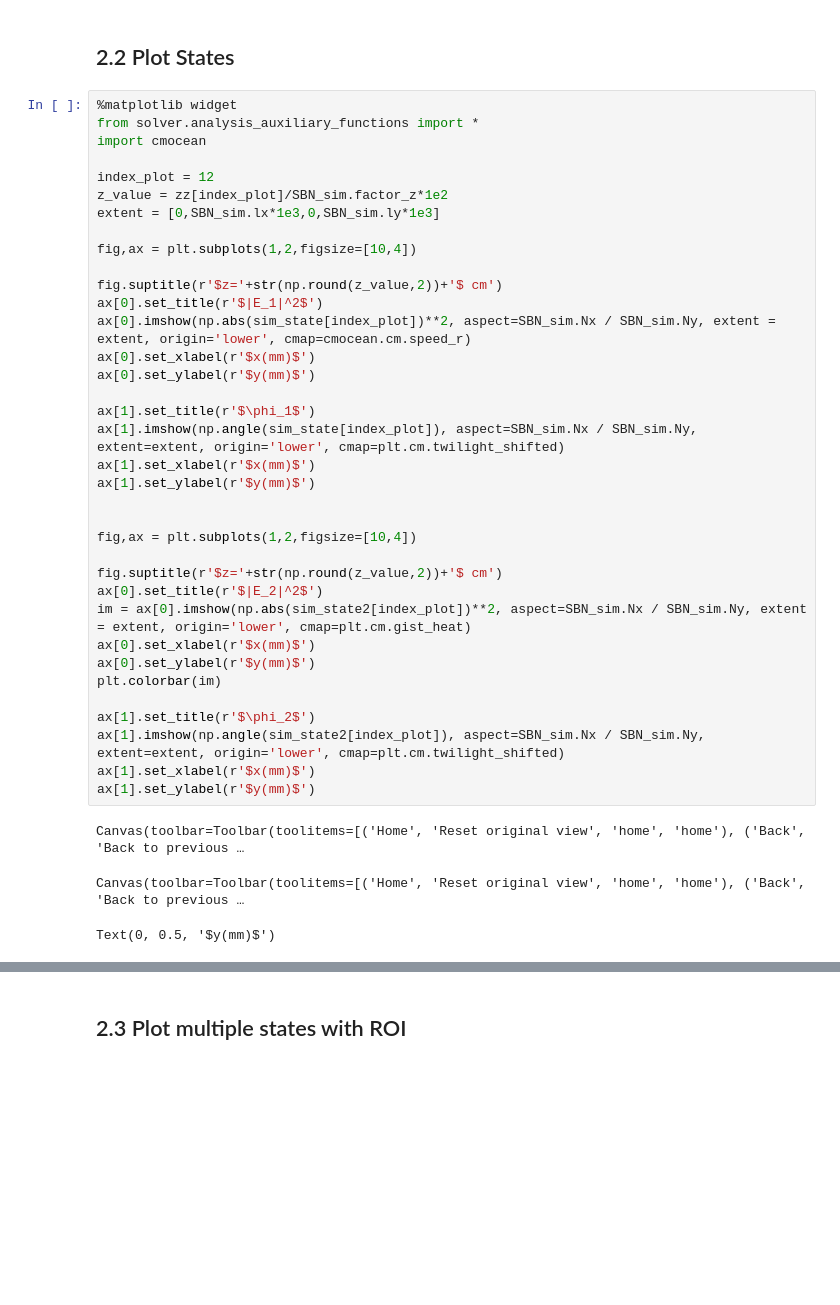
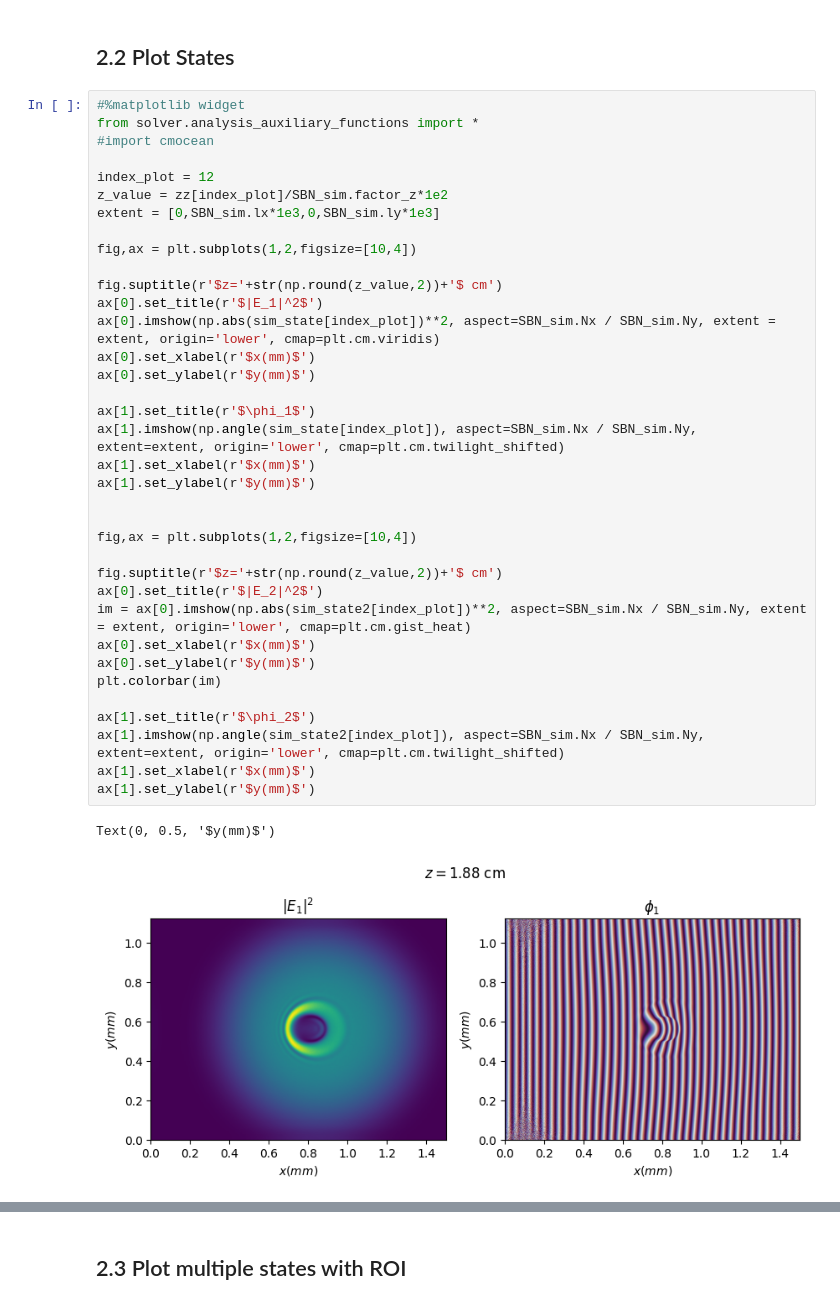
Before and after one commit to nunoazevedosilva/Quarmen2025, a Jupyter notebook: SimulationToolbox/Simulation_example.ipynb, the cells around one changed output, grey strips where cells are left out. Cells and saved outputs as stored; diff of their text form; blank space fills up the shorter version.

```diff
--- a/SimulationToolbox/Simulation_example.ipynb
+++ b/SimulationToolbox/Simulation_example.ipynb
@@ -509,42 +513,41 @@ E:\Quarmen2d_4\
 # %% [markdown]
 ## 2.2 Plot States
 # %%
-%matplotlib widget
+#%matplotlib widget
 from solver.analysis_auxiliary_functions import *
-import cmocean
+#import cmocean
 
 index_plot = 12
 z_value = zz[index_plot]/SBN_sim.factor_z*1e2
 extent = [0,SBN_sim.lx*1e3,0,SBN_sim.ly*1e3]
 
 fig,ax = plt.subplots(1,2,figsize=[10,4])
 
 fig.suptitle(r'$z='+str(np.round(z_value,2))+'$ cm')
 ax[0].set_title(r'$|E_1|^2$')
-ax[0].imshow(np.abs(sim_state[index_plot])**2, aspect=SBN_sim.Nx / SBN_sim.Ny, extent = extent, origin='lower', cmap=cmocean.cm.speed_r)
+ax[0].imshow(np.abs(sim_state[index_plot])**2, aspect=SBN_sim.Nx / SBN_sim.Ny, extent = extent, origin='lower', cmap=plt.cm.viridis)
 ax[0].set_xlabel(r'$x(mm)$')
 ax[0].set_ylabel(r'$y(mm)$')
 
 ax[1].set_title(r'$\phi_1$')
 ax[1].imshow(np.angle(sim_state[index_plot]), aspect=SBN_sim.Nx / SBN_sim.Ny, extent=extent, origin='lower', cmap=plt.cm.twilight_shifted)
 ax[1].set_xlabel(r'$x(mm)$')
 ax[1].set_ylabel(r'$y(mm)$')
 
 
 fig,ax = plt.subplots(1,2,figsize=[10,4])
 
 fig.suptitle(r'$z='+str(np.round(z_value,2))+'$ cm')
 ax[0].set_title(r'$|E_2|^2$')
 im = ax[0].imshow(np.abs(sim_state2[index_plot])**2, aspect=SBN_sim.Nx / SBN_sim.Ny, extent = extent, origin='lower', cmap=plt.cm.gist_heat)
 ax[0].set_xlabel(r'$x(mm)$')
 ax[0].set_ylabel(r'$y(mm)$')
 plt.colorbar(im)
 
 ax[1].set_title(r'$\phi_2$')
 ax[1].imshow(np.angle(sim_state2[index_plot]), aspect=SBN_sim.Nx / SBN_sim.Ny, extent=extent, origin='lower', cmap=plt.cm.twilight_shifted)
 ax[1].set_xlabel(r'$x(mm)$')
 ax[1].set_ylabel(r'$y(mm)$')
 # %% [output]
-Canvas(toolbar=Toolbar(toolitems=[('Home', 'Reset original view', 'home', 'home'), ('Back', 'Back to previous …
+Text(0, 0.5, '$y(mm)$')
-Canvas(toolbar=Toolbar(toolitems=[('Home', 'Reset original view', 'home', 'home'), ('Back', 'Back to previous …
-Text(0, 0.5, '$y(mm)$')
+[figure, added]
```
Also changed, not shown: parts of 7 cells of this notebook, 4 other files.
